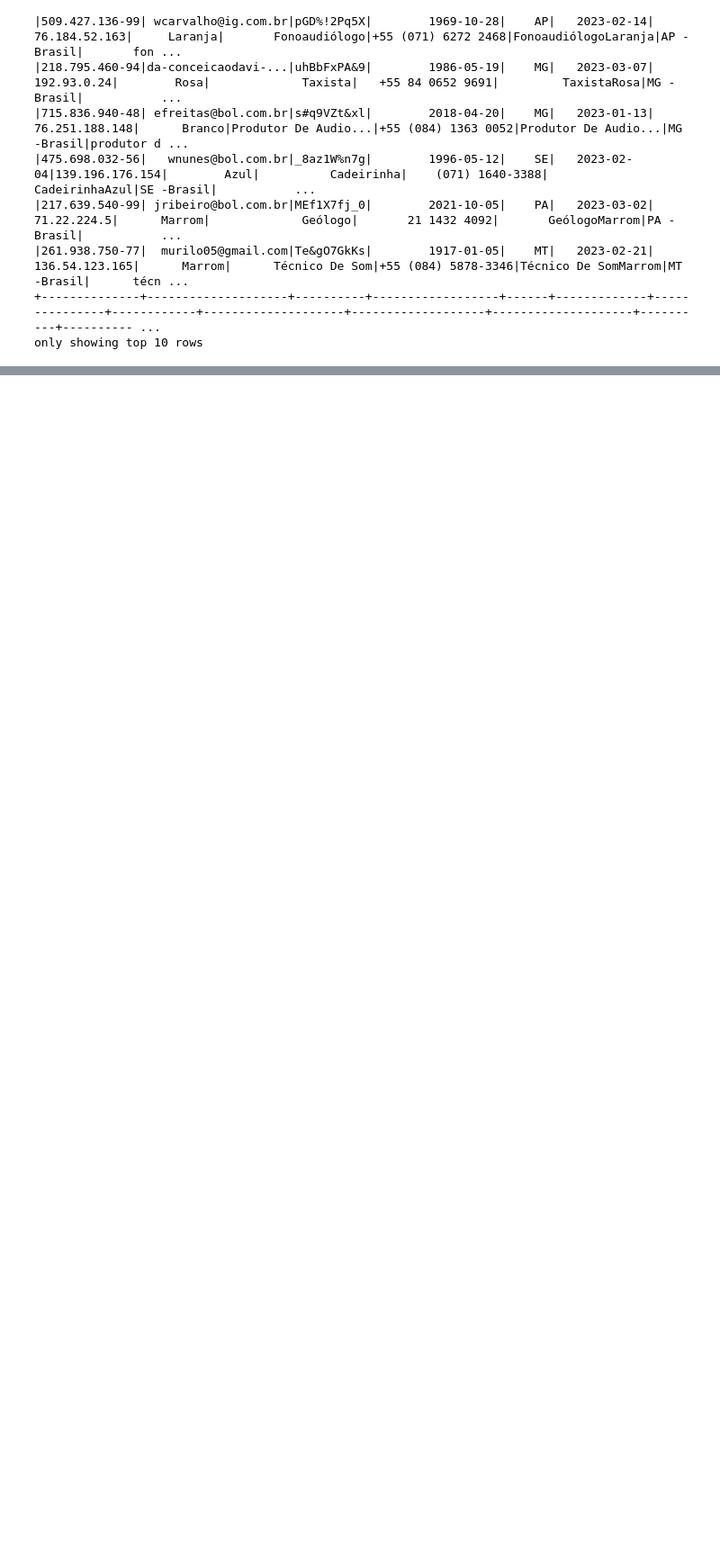
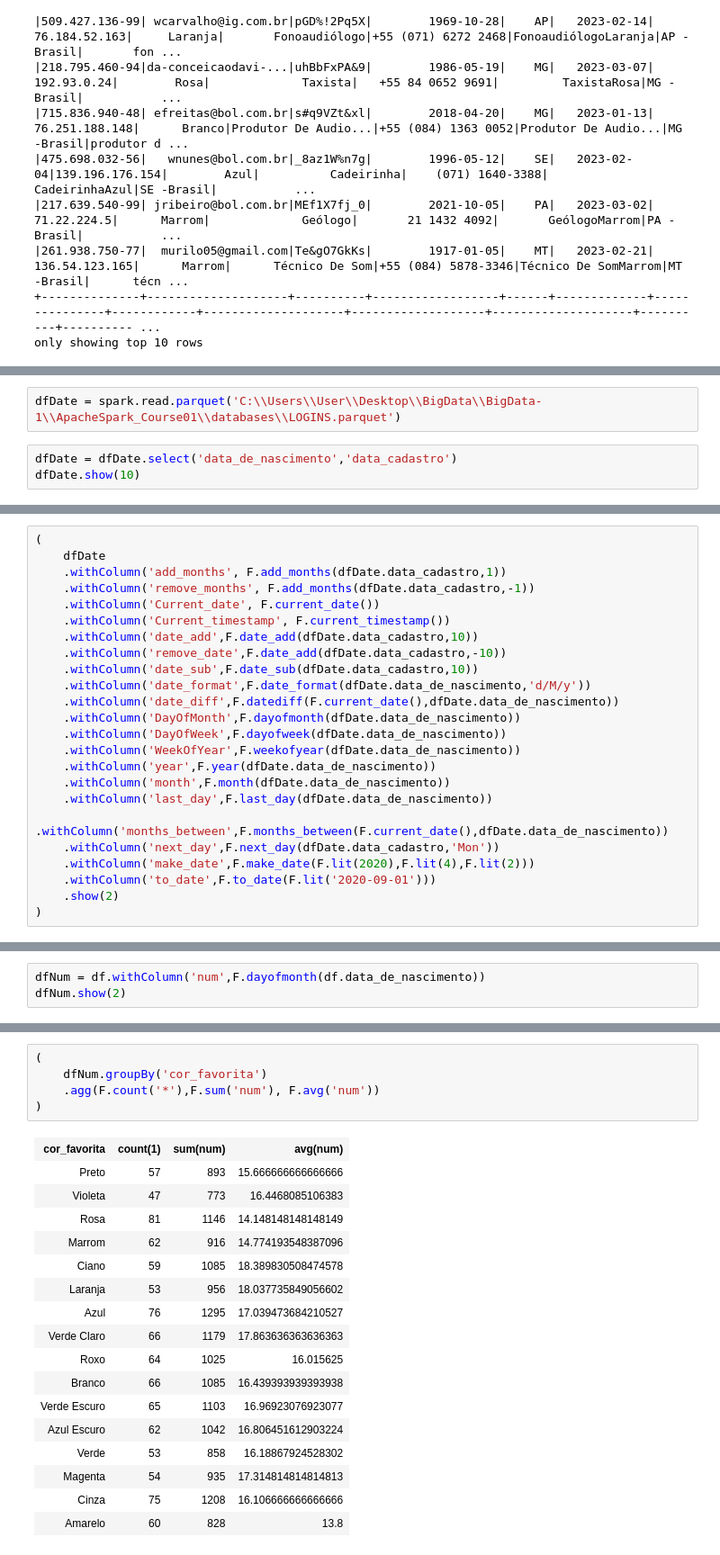
Before and after one commit to tiagomartins03/BigData, a Jupyter notebook: ApacheSpark_Course01/SparkFuntions.ipynb, the cells around one changed output, grey strips where cells are left out. Shown at 90% size. Drawn from its saved outputs; the diff is of its cells as text; blank space fills up the shorter version.

```diff
--- a/ApacheSpark_Course01/SparkFuntions.ipynb
+++ b/ApacheSpark_Course01/SparkFuntions.ipynb
@@ -220,0 +249,5 @@ only showing top 10 rows
+# %%
+dfDate = spark.read.parquet('C:\\Users\\User\\Desktop\\BigData\\BigData-1\\ApacheSpark_Course01\\databases\\LOGINS.parquet')
+# %%
+dfDate = dfDate.select('data_de_nascimento','data_cadastro')
+dfDate.show(10)
@@ -220,0 +270,24 @@ only showing top 10 rows
+# %%
+(
+    dfDate
+    .withColumn('add_months', F.add_months(dfDate.data_cadastro,1))
+    .withColumn('remove_months', F.add_months(dfDate.data_cadastro,-1))
+    .withColumn('Current_date', F.current_date())
+    .withColumn('Current_timestamp', F.current_timestamp())
+    .withColumn('date_add',F.date_add(dfDate.data_cadastro,10))
+    .withColumn('remove_date',F.date_add(dfDate.data_cadastro,-10))
+    .withColumn('date_sub',F.date_sub(dfDate.data_cadastro,10))
+    .withColumn('date_format',F.date_format(dfDate.data_de_nascimento,'d/M/y'))
+    .withColumn('date_diff',F.datediff(F.current_date(),dfDate.data_de_nascimento))
+    .withColumn('DayOfMonth',F.dayofmonth(dfDate.data_de_nascimento))
+    .withColumn('DayOfWeek',F.dayofweek(dfDate.data_de_nascimento))
+    .withColumn('WeekOfYear',F.weekofyear(dfDate.data_de_nascimento))
+    .withColumn('year',F.year(dfDate.data_de_nascimento))
+    .withColumn('month',F.month(dfDate.data_de_nascimento))
+    .withColumn('last_day',F.last_day(dfDate.data_de_nascimento))
+    .withColumn('months_between',F.months_between(F.current_date(),dfDate.data_de_nascimento))
+    .withColumn('next_day',F.next_day(dfDate.data_cadastro,'Mon'))
+    .withColumn('make_date',F.make_date(F.lit(2020),F.lit(4),F.lit(2)))
+    .withColumn('to_date',F.to_date(F.lit('2020-09-01')))
+    .show(2)
+)
@@ -220,0 +356,3 @@ only showing top 10 rows
+# %%
+dfNum = df.withColumn('num',F.dayofmonth(df.data_de_nascimento))
+dfNum.show(2)
@@ -220,0 +367,23 @@ only showing top 10 rows
+# %%
+(
+    dfNum.groupBy('cor_favorita')
+    .agg(F.count('*'),F.sum('num'), F.avg('num'))
+)
+# %% [output]
+| cor_favorita | count(1) | sum(num) | avg(num) |
+| Preto | 57 | 893 | 15.666666666666666 |
+| Violeta | 47 | 773 | 16.4468085106383 |
+| Rosa | 81 | 1146 | 14.148148148148149 |
+| Marrom | 62 | 916 | 14.774193548387096 |
+| Ciano | 59 | 1085 | 18.389830508474578 |
+| Laranja | 53 | 956 | 18.037735849056602 |
+| Azul | 76 | 1295 | 17.039473684210527 |
+| Verde Claro | 66 | 1179 | 17.863636363636363 |
+| Roxo | 64 | 1025 | 16.015625 |
+| Branco | 66 | 1085 | 16.439393939393938 |
+| Verde Escuro | 65 | 1103 | 16.96923076923077 |
+| Azul Escuro | 62 | 1042 | 16.806451612903224 |
+| Verde | 53 | 858 | 16.18867924528302 |
+| Magenta | 54 | 935 | 17.314814814814813 |
+| Cinza | 75 | 1208 | 16.106666666666666 |
+| Amarelo | 60 | 828 | 13.8 |
```
Also changed, not shown: parts of 14 cells of this notebook, 1 other file.
